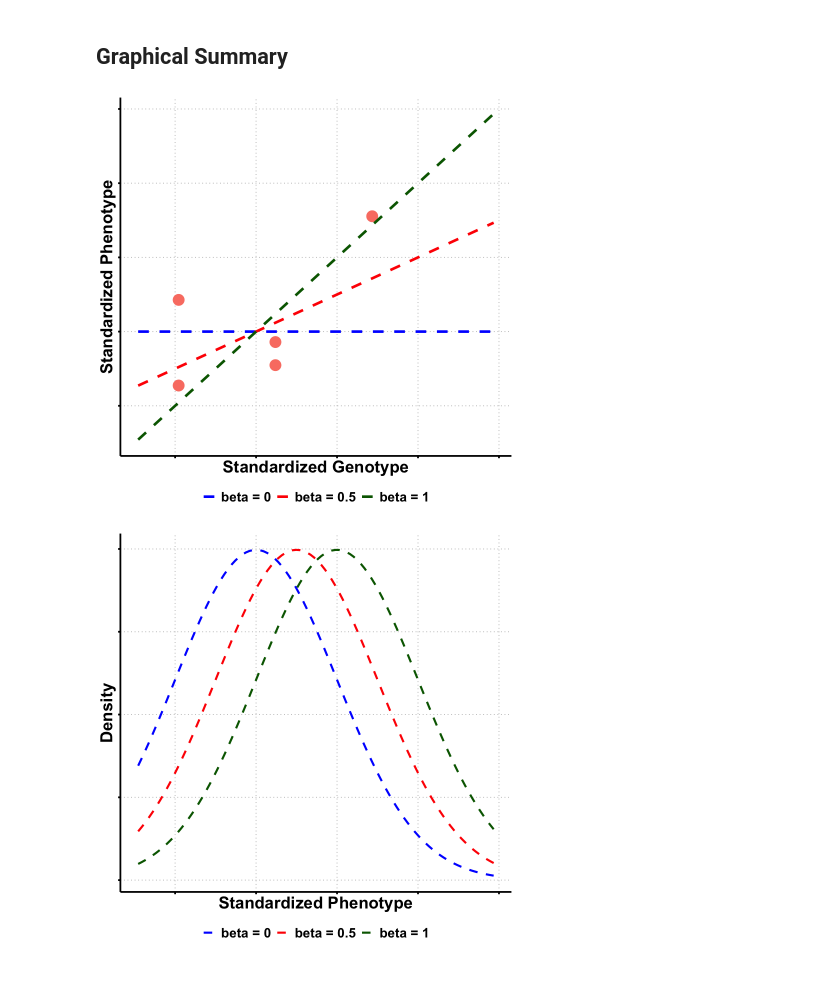
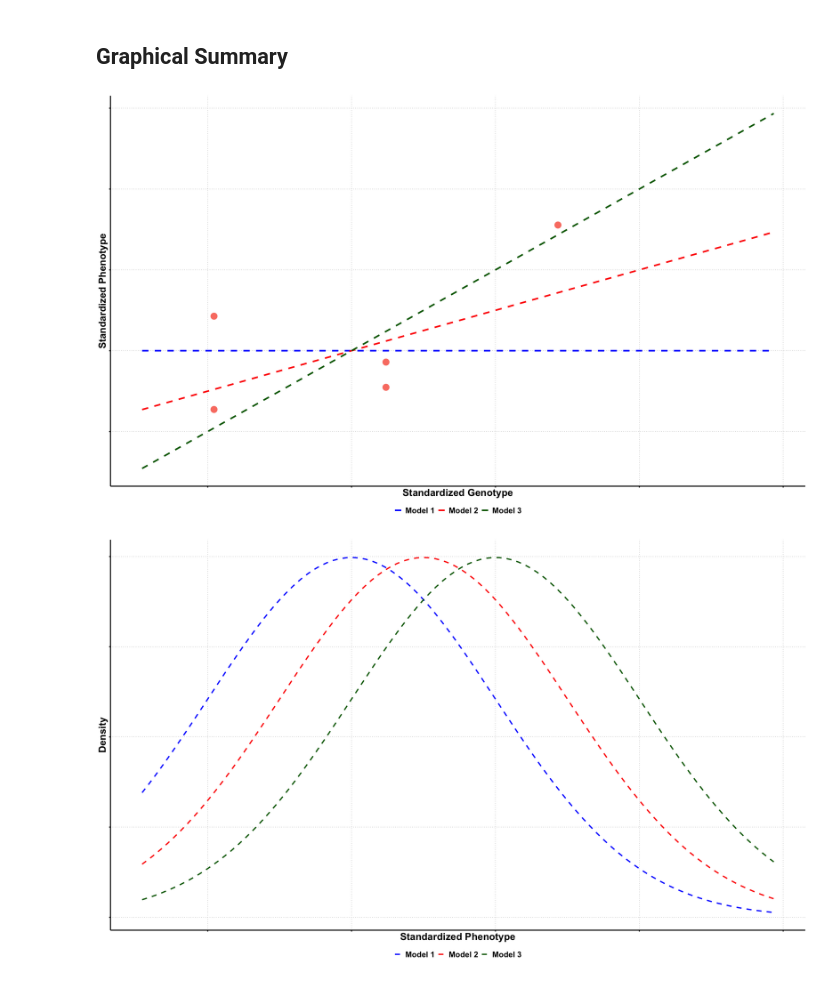
Before and after one commit to StatFunGen/statgen-primer, a Jupyter notebook: likelihood.ipynb, the cells around one changed output. Cells and saved outputs as stored; diff of their text form; code cells hidden in the pictures.

Commit message:
update up to bayesian multivariate normal mean model

```diff
--- a/likelihood.ipynb
+++ b/likelihood.ipynb
@@ -227,38 +227,38 @@ p1a <- ggplot(df_scatter, aes(x = Genotype, y = Phenotype)) +
     plot.background = element_rect(fill = "transparent", color = NA)
   )
 
 # Create sequence of x values for smooth lines
 x_vals <- seq(min(X) - 0.5, max(X) + 1.5, length.out = 100)
 
 # Create updated data frame for lines
 lines_df <- data.frame(
  Genotype = rep(x_vals, 3),
  Phenotype = c(
    0 * x_vals,
    0.5 * x_vals,
    1 * x_vals
  ),
- Model = factor(rep(c("beta = 0", "beta = 0.5", "beta = 1"), each = length(x_vals)),
-                levels = c("beta = 0", "beta = 0.5", "beta = 1"))
+ Model = factor(rep(c("Model 1", "Model 2", "Model 3"), each = length(x_vals)),
+                levels = c("Model 1", "Model 2", "Model 3"))
 )
 
 # Add dashed lines with plain labels
 p1b <- p1a +
  geom_line(data = lines_df, aes(x = Genotype, y = Phenotype, color = Model, linetype = Model), linewidth = 1.5) +
- scale_color_manual(values = c("beta = 0" = "blue", "beta = 0.5" = "red", "beta = 1" = "darkgreen")) +
- scale_linetype_manual(values = c("beta = 0" = "dashed", "beta = 0.5" = "dashed", "beta = 1" = "dashed")) +
+ scale_color_manual(values = c("Model 1" = "blue", "Model 2" = "red", "Model 3" = "darkgreen")) +
+ scale_linetype_manual(values = c("Model 1" = "dashed", "Model 2" = "dashed", "Model 3" = "dashed")) +
  theme(
    legend.title = element_blank(),
    legend.position = "bottom",
    legend.text = element_text(size = 16, face = "bold")
  )
 
 # Show and save plot
 print(p1b)
 ggsave("./figures/likelihood_data_fitted.png", plot = p1b,
       width = 6, height = 6, dpi = 300, bg = "transparent")
 # %% [output]
-[figure, old version]
+[figure, new version]
 # %%
 # Create a data frame for likelihood curves
 baseline <- 0  # baseline for standardized data
@@ -274,13 +274,13 @@ df_likelihood <- data.frame(
 # Reshape to long format
 df_long_lik <- reshape2::melt(df_likelihood, id.vars = "Phenotype",
                              variable.name = "Model", value.name = "Density")
-levels(df_long_lik$Model) <- c("beta = 0", "beta = 0.5", "beta = 1")
+levels(df_long_lik$Model) <- c("Model 1", "Model 2", "Model 3")
 
 # Plot the likelihood curves
 p2 <- ggplot(df_long_lik, aes(x = Phenotype, y = Density, color = Model, linetype = Model)) +
  geom_line(linewidth = 1.2) +
- scale_color_manual(values = c("beta = 0" = "blue", "beta = 0.5" = "red", "beta = 1" = "darkgreen")) +
- scale_linetype_manual(values = c("beta = 0" = "dashed", "beta = 0.5" = "dashed", "beta = 1" = "dashed")) +
+ scale_color_manual(values = c("Model 1" = "blue", "Model 2" = "red", "Model 3" = "darkgreen")) +
+ scale_linetype_manual(values = c("Model 1" = "dashed", "Model 2" = "dashed", "Model 3" = "dashed")) +
  labs(
    x = "Standardized Phenotype",
    y = "Density"
@@ -307,4 +307,4 @@ print(p2)
 ggsave("./figures/likelihood_density.png", plot = p2,
       width = 6, height = 6, dpi = 300, bg = "transparent")
 # %% [output]
-[figure, old version]
+[figure, new version]
```
Also changed, not shown: parts of 1 cell of this notebook, 37 other files.
